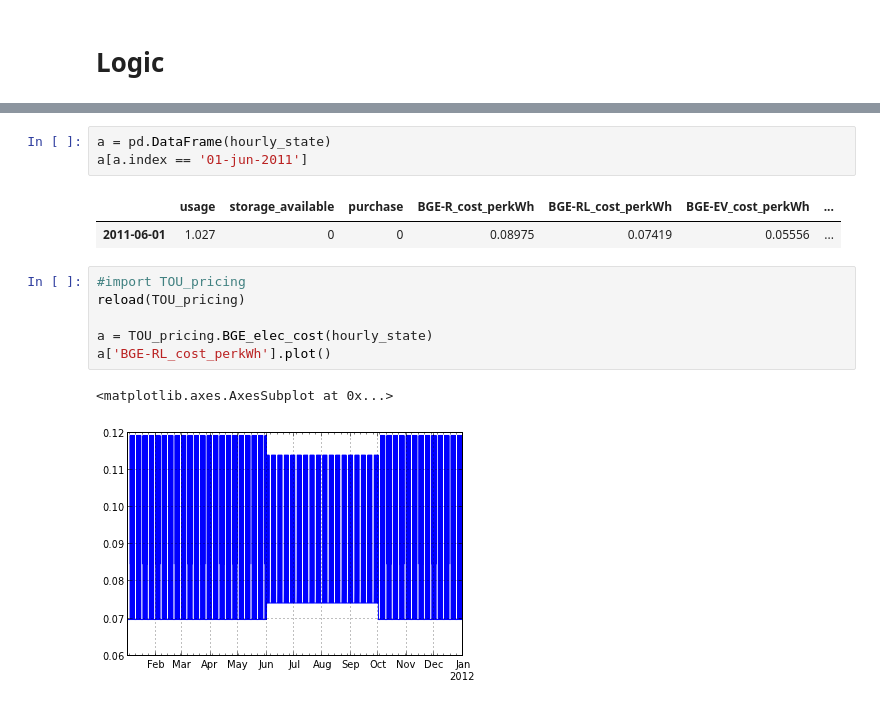
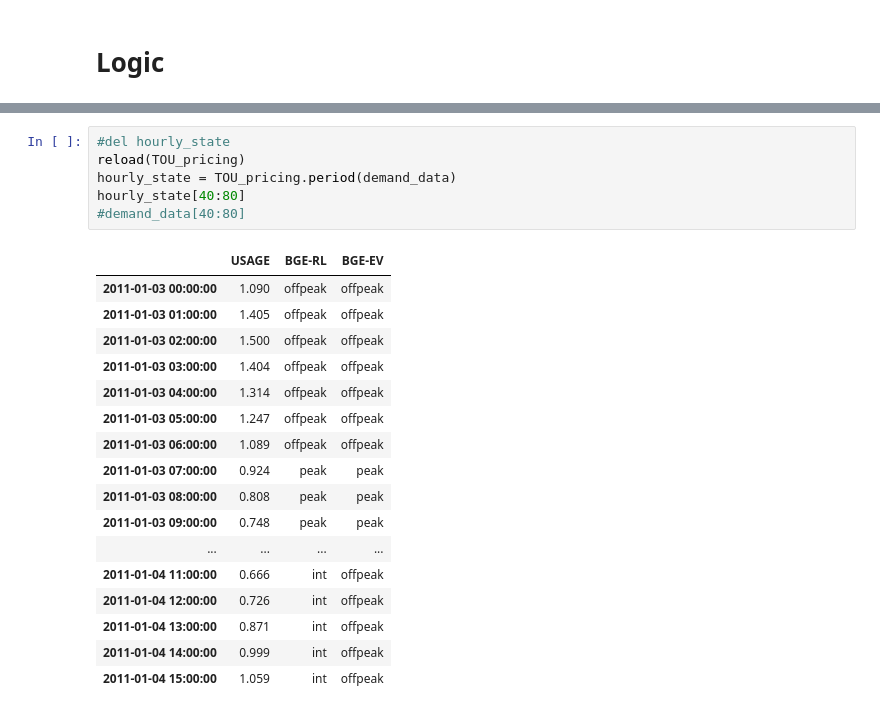
Before and after one commit to CoryVegan/demandside_storage, a Jupyter notebook: TOU_pricing_and_storage.ipynb, the cells around one changed output, grey strips where cells are left out. Cells and saved outputs as stored; diff of their text form.

```diff
--- a/TOU_pricing_and_storage.ipynb
+++ b/TOU_pricing_and_storage.ipynb
@@ -144,15 +130,24 @@ for i, value in enumerate(hourly_state['USAGE']):
-# %%
-a = pd.DataFrame(hourly_state)
-a[a.index == '01-jun-2011']
-# %% [output]
-|  | usage | storage_available | purchase | BGE-R_cost_perkWh | BGE-RL_cost_perkWh | BGE-EV_cost_perkWh | ... |
-| 2011-06-01 | 1.027 | 0 | 0 | 0.08975 | 0.07419 | 0.05556 | ... |
-# %%
-#import TOU_pricing
-reload(TOU_pricing)
-
-a = TOU_pricing.BGE_elec_cost(hourly_state)
-a['BGE-RL_cost_perkWh'].plot()
-# %% [output]
-<matplotlib.axes.AxesSubplot at 0x...>
-[figure, removed]
+# %%
+#del hourly_state
+reload(TOU_pricing)
+hourly_state = TOU_pricing.period(demand_data)
+hourly_state[40:80]
+#demand_data[40:80]
+# %% [output]
+|  | USAGE | BGE-RL | BGE-EV |
+| 2011-01-03 00:00:00 | 1.090 | offpeak | offpeak |
+| 2011-01-03 01:00:00 | 1.405 | offpeak | offpeak |
+| 2011-01-03 02:00:00 | 1.500 | offpeak | offpeak |
+| 2011-01-03 03:00:00 | 1.404 | offpeak | offpeak |
+| 2011-01-03 04:00:00 | 1.314 | offpeak | offpeak |
+| 2011-01-03 05:00:00 | 1.247 | offpeak | offpeak |
+| 2011-01-03 06:00:00 | 1.089 | offpeak | offpeak |
+| 2011-01-03 07:00:00 | 0.924 | peak | peak |
+| 2011-01-03 08:00:00 | 0.808 | peak | peak |
+| 2011-01-03 09:00:00 | 0.748 | peak | peak |
+| ... | ... | ... | ... |
+| 2011-01-04 11:00:00 | 0.666 | int | offpeak |
+| 2011-01-04 12:00:00 | 0.726 | int | offpeak |
+| 2011-01-04 13:00:00 | 0.871 | int | offpeak |
+| 2011-01-04 14:00:00 | 0.999 | int | offpeak |
+| 2011-01-04 15:00:00 | 1.059 | int | offpeak |
```
Also changed, not shown: parts of 13 cells of this notebook, 11 other files.
